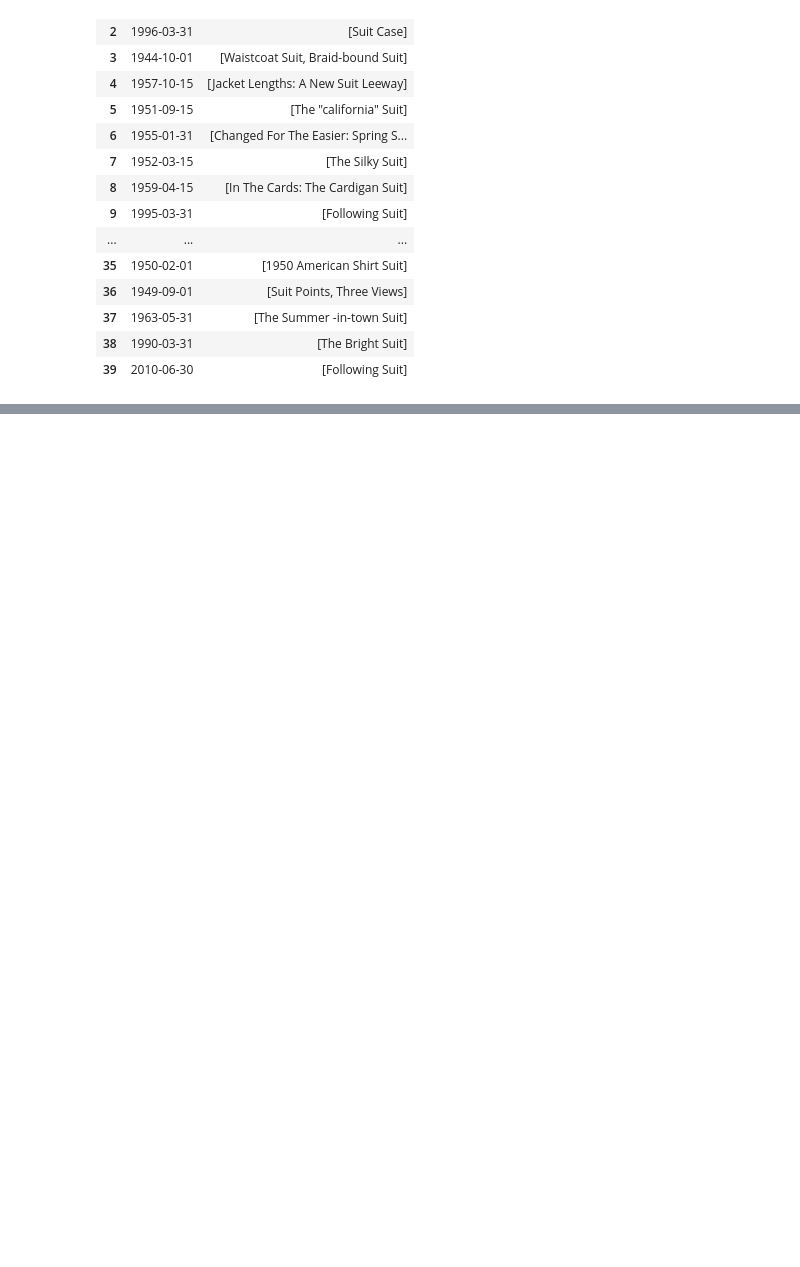
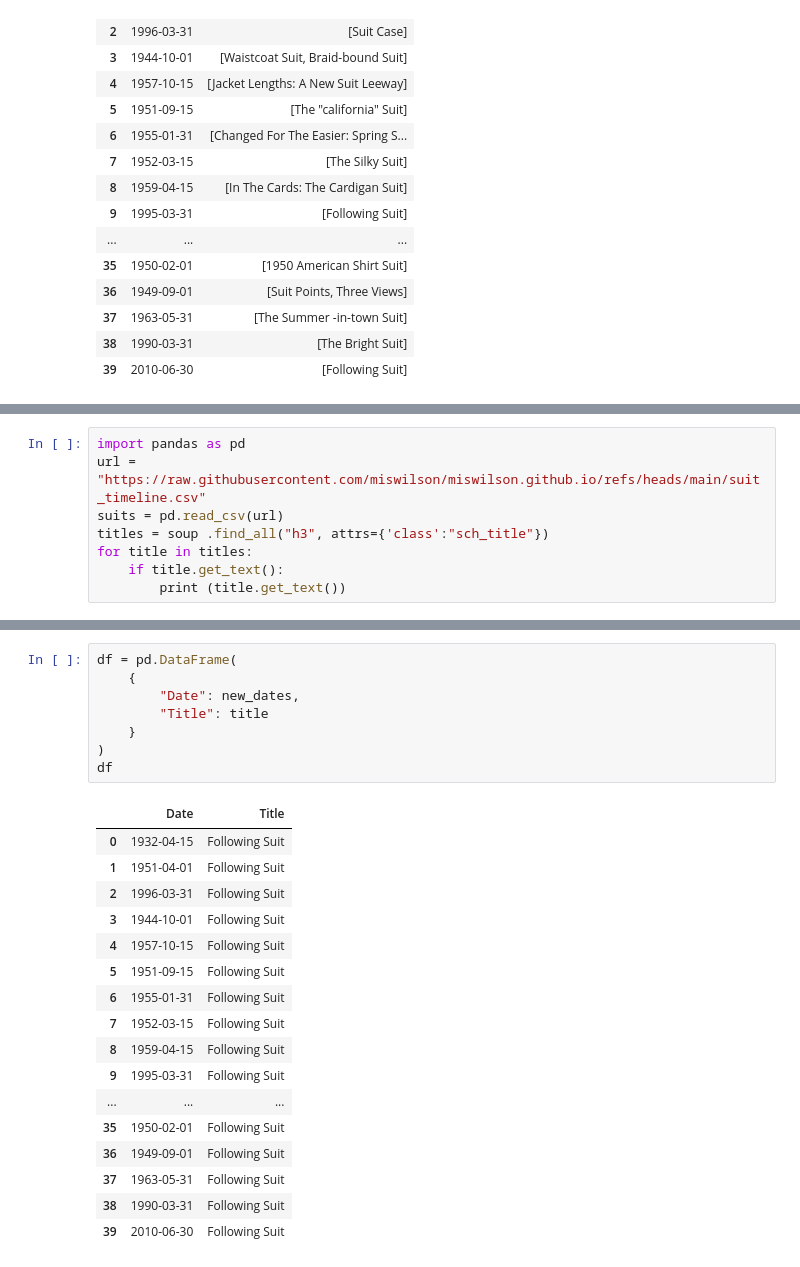
Before and after one commit to miswilson/miswilson.github.io, a Jupyter notebook: vogue.ipynb, the cells around one changed output, grey strips where cells are left out. Cells and saved outputs as stored; diff of their text form; blank space fills up the shorter version.

```diff
--- a/vogue.ipynb
+++ b/vogue.ipynb
@@ -215,0 +244,8 @@ df
+# %%
+import pandas as pd
+url = "https://raw.githubusercontent.com/miswilson/miswilson.github.io/refs/heads/main/suit_timeline.csv"
+suits = pd.read_csv(url)
+titles = soup .find_all("h3", attrs={'class':"sch_title"})
+for title in titles:
+    if title.get_text():
+        print (title.get_text())
@@ -215,0 +270,26 @@ df
+# %%
+df = pd.DataFrame(
+    {
+        "Date": new_dates,
+        "Title": title
+    }
+)
+df
+# %% [output]
+|  | Date | Title |
+| 0 | 1932-04-15 | Following Suit |
+| 1 | 1951-04-01 | Following Suit |
+| 2 | 1996-03-31 | Following Suit |
+| 3 | 1944-10-01 | Following Suit |
+| 4 | 1957-10-15 | Following Suit |
+| 5 | 1951-09-15 | Following Suit |
+| 6 | 1955-01-31 | Following Suit |
+| 7 | 1952-03-15 | Following Suit |
+| 8 | 1959-04-15 | Following Suit |
+| 9 | 1995-03-31 | Following Suit |
+| ... | ... | ... |
+| 35 | 1950-02-01 | Following Suit |
+| 36 | 1949-09-01 | Following Suit |
+| 37 | 1963-05-31 | Following Suit |
+| 38 | 1990-03-31 | Following Suit |
+| 39 | 2010-06-30 | Following Suit |
```
Also changed, not shown: parts of 6 cells of this notebook, 19 other files.
